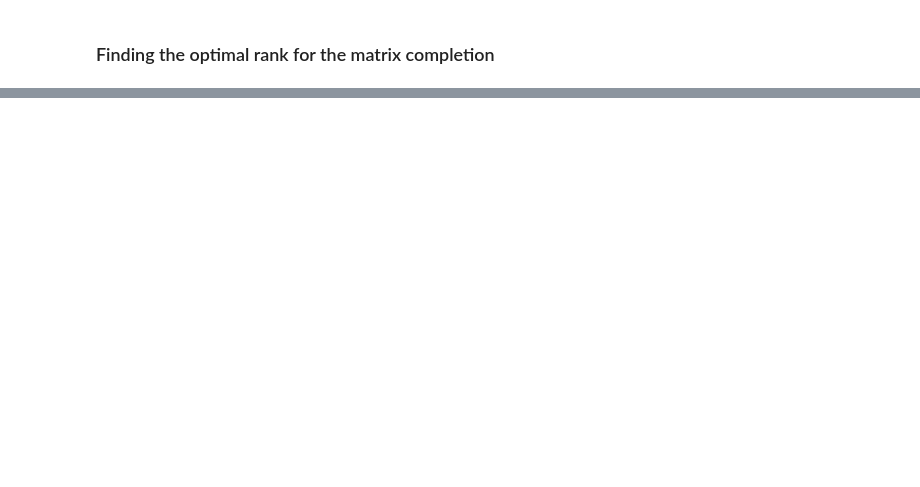
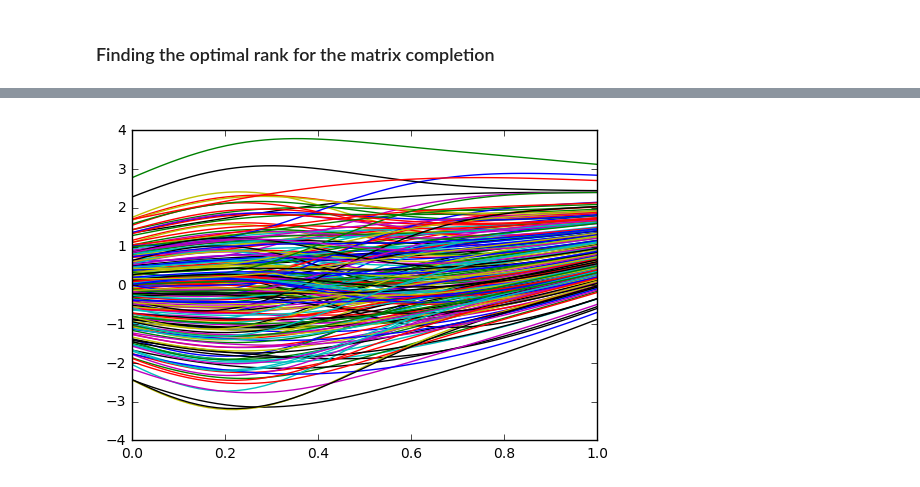
Before and after one commit to WilliamBo/MasterProject, a Jupyter notebook: CovarianceFragments.ipynb, the cells around one changed output, grey strips where cells are left out. Saved outputs shown, nothing was run; the diff lists cells and outputs as text; code cells hidden in the pictures; blank space fills up the shorter version.

```diff
--- a/CovarianceFragments.ipynb
+++ b/CovarianceFragments.ipynb
@@ -192,0 +200,3 @@ plt.ylabel('score')
+# %%
+def mu(t):
+    return t**2
@@ -192,0 +237,5 @@ plt.ylabel('score')
+# %%
+for i in range(n):
+    plt.plot(t,data[i])
+# %% [output]
+[figure, added]
```
Also changed, not shown: parts of 34 cells of this notebook.
